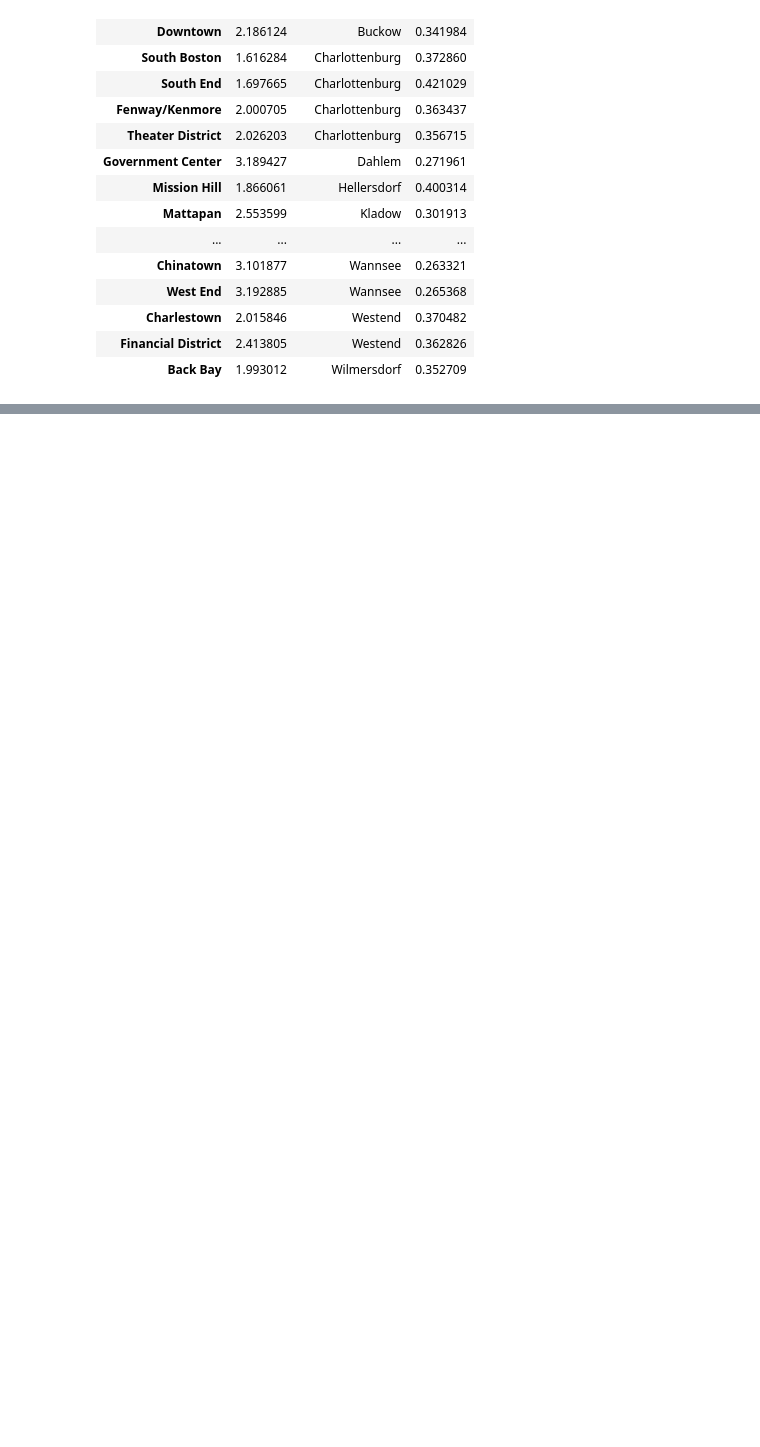
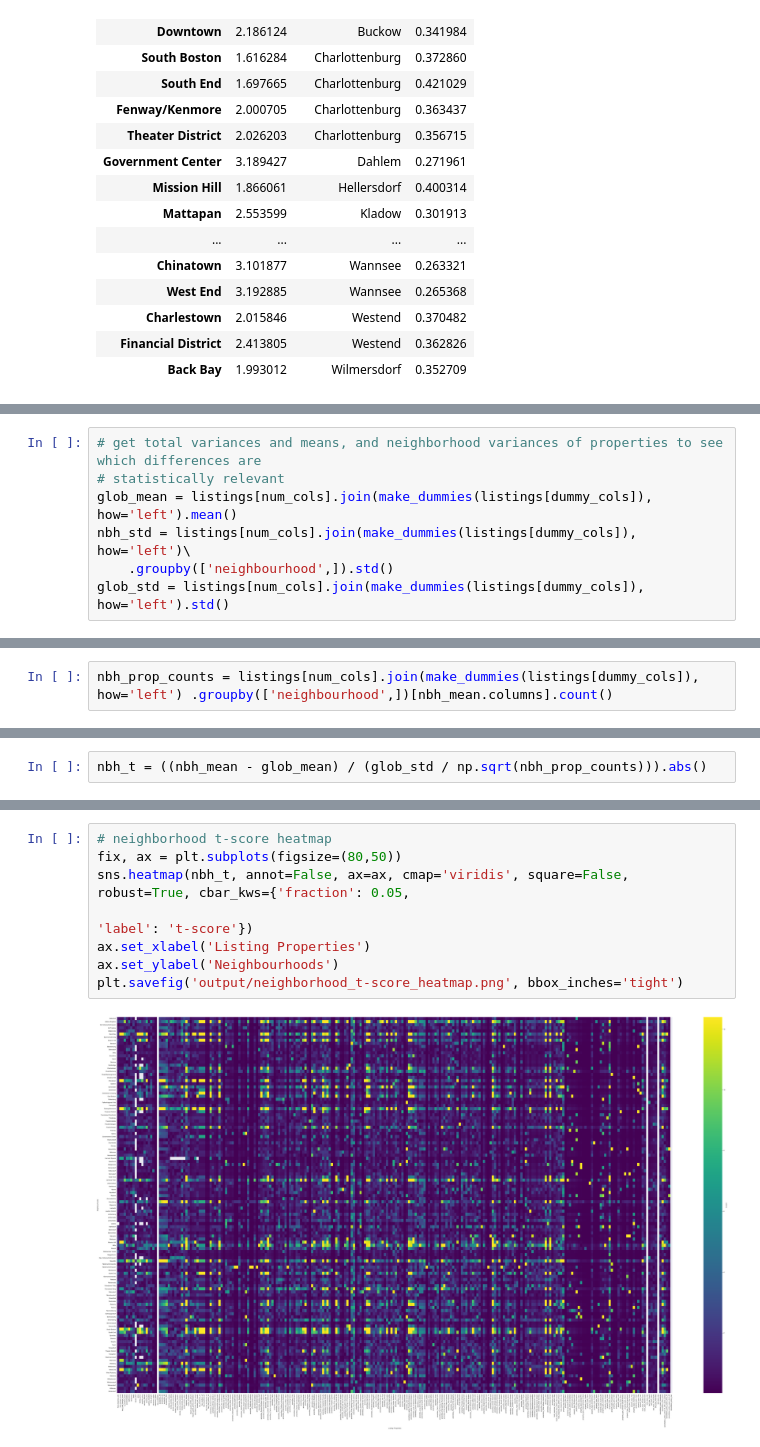
Before and after one commit to janknaup/berlin_boston_neighborhoods, a Jupyter notebook: Berlin_Boston_Neighbourhoods.ipynb, the cells around one changed output, grey strips where cells are left out. Saved outputs shown, nothing was run; the diff lists cells and outputs as text; blank space fills up the shorter version.

Commit message:
Added analysis of individual property statistical relevance Updated title

```diff
--- a/Berlin_Boston_Neighbourhoods.ipynb
+++ b/Berlin_Boston_Neighbourhoods.ipynb
@@ -484,0 +490,7 @@ closest_rel.sort_values(by=['neighbourhood']).head(35)
+# %%
+# get total variances and means, and neighborhood variances of properties to see which differences are
+# statistically relevant
+glob_mean = listings[num_cols].join(make_dummies(listings[dummy_cols]), how='left').mean()
+nbh_std = listings[num_cols].join(make_dummies(listings[dummy_cols]), how='left')\
+    .groupby(['neighbourhood',]).std()
+glob_std = listings[num_cols].join(make_dummies(listings[dummy_cols]), how='left').std()
@@ -484,0 +629,2 @@ closest_rel.sort_values(by=['neighbourhood']).head(35)
+# %%
+nbh_prop_counts = listings[num_cols].join(make_dummies(listings[dummy_cols]), how='left') .groupby(['neighbourhood',])[nbh_mean.columns].count()
@@ -484,0 +643,2 @@ closest_rel.sort_values(by=['neighbourhood']).head(35)
+# %%
+nbh_t = ((nbh_mean - glob_mean) / (glob_std / np.sqrt(nbh_prop_counts))).abs()
@@ -484,0 +662,10 @@ closest_rel.sort_values(by=['neighbourhood']).head(35)
+# %%
+# neighborhood t-score heatmap
+fix, ax = plt.subplots(figsize=(80,50))
+sns.heatmap(nbh_t, annot=False, ax=ax, cmap='viridis', square=False, robust=True, cbar_kws={'fraction': 0.05,
+                                                                                           'label': 't-score'})
+ax.set_xlabel('Listing Properties')
+ax.set_ylabel('Neighbourhoods')
+plt.savefig('output/neighborhood_t-score_heatmap.png', bbox_inches='tight')
+# %% [output]
+[figure, added]
```
Also changed, not shown: parts of 37 cells of this notebook.
